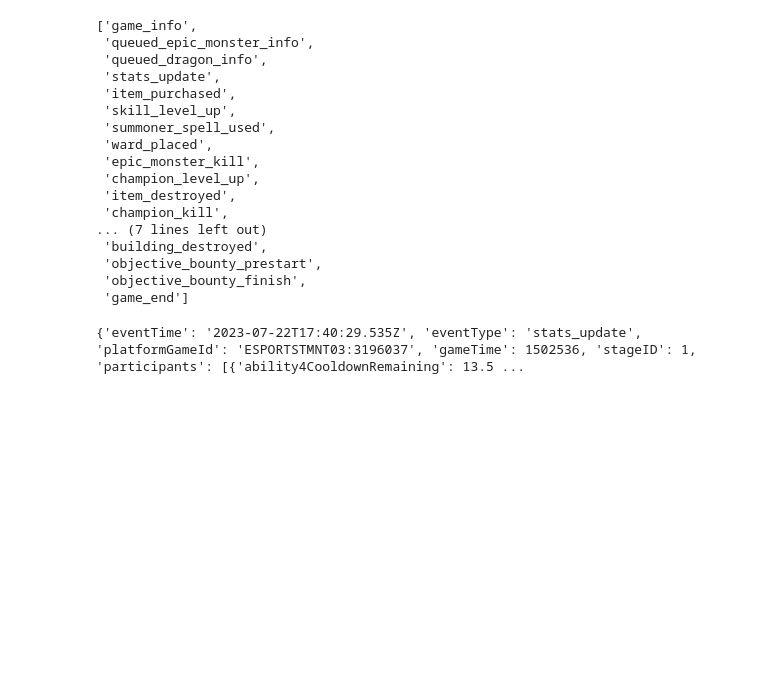
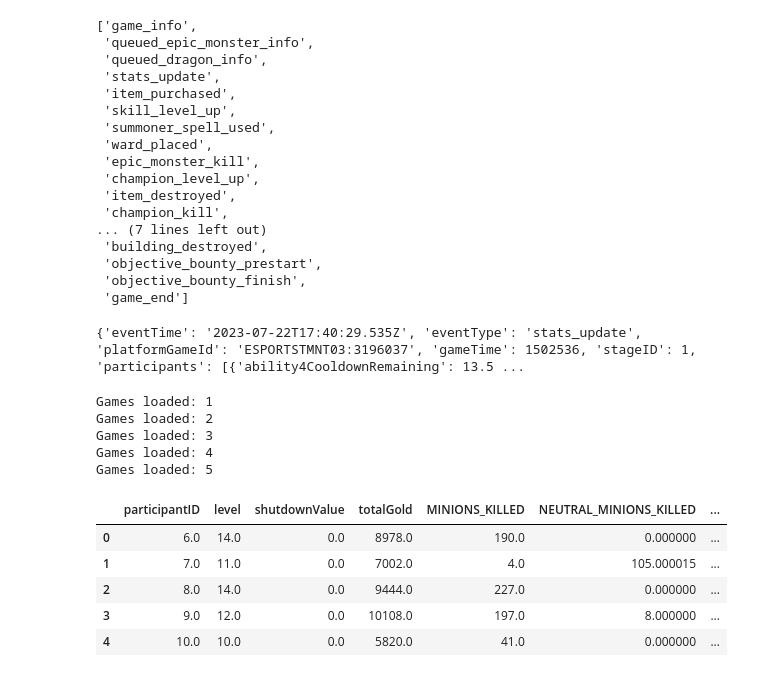
Before and after one commit to sammyoto/league-ranker, a Jupyter notebook: data_scripts/testing.ipynb, the cells around one changed output. Saved outputs shown, nothing was run; the diff lists cells and outputs as text; code cells hidden in the pictures; blank space fills up the shorter version.

Commit message:
added training functions

```diff
--- a/data_scripts/testing.ipynb
+++ b/data_scripts/testing.ipynb
@@ -46,0 +80,19 @@ print(game_data[-2])
+# %%
+from training_functions import train_model
+
+df = train_model(["110733838935136200"], False, True)
+# %% [output]
+Games loaded: 1
+Games loaded: 2
+Games loaded: 3
+Games loaded: 4
+Games loaded: 5
+# %%
+df
+# %% [output]
+|  | participantID | level | shutdownValue | totalGold | MINIONS_KILLED | NEUTRAL_MINIONS_KILLED | ... |
+| 0 | 6.0 | 14.0 | 0.0 | 8978.0 | 190.0 | 0.000000 | ... |
+| 1 | 7.0 | 11.0 | 0.0 | 7002.0 | 4.0 | 105.000015 | ... |
+| 2 | 8.0 | 14.0 | 0.0 | 9444.0 | 227.0 | 0.000000 | ... |
+| 3 | 9.0 | 12.0 | 0.0 | 10108.0 | 197.0 | 8.000000 | ... |
+| 4 | 10.0 | 10.0 | 0.0 | 5820.0 | 41.0 | 0.000000 | ... |
```
Also changed, not shown: parts of 2 cells of this notebook, 6 other files.
